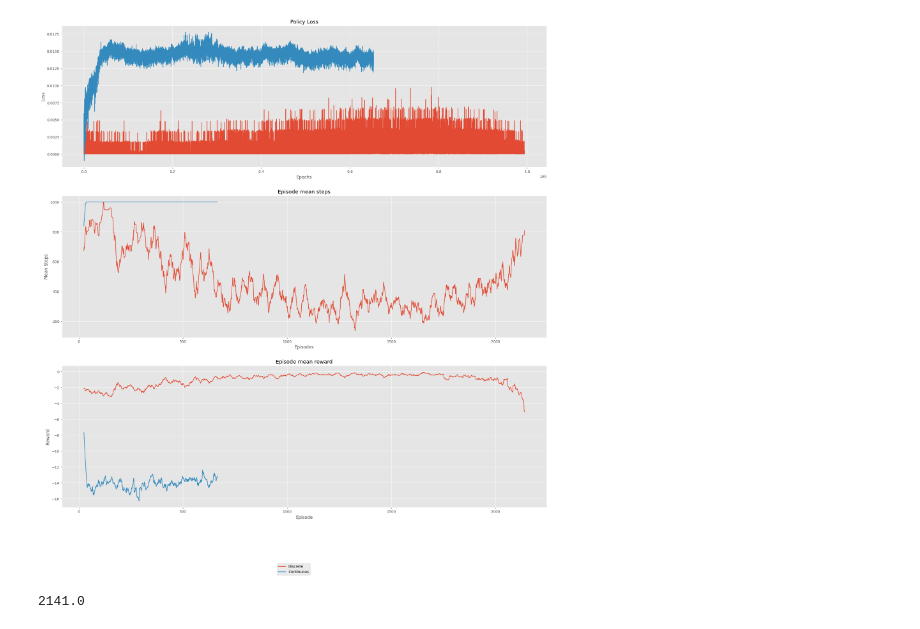
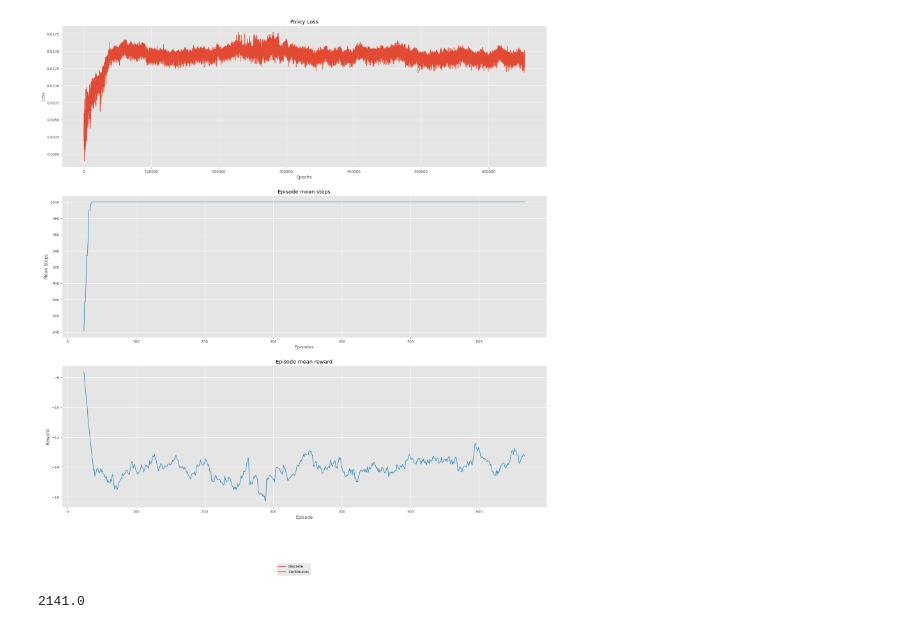
Before and after one commit to tcarausu/SwarmRobots, a Jupyter notebook: envs/analyze.ipynb, the cells around one changed output. Cells and saved outputs as stored; diff of their text form; code cells hidden in the pictures.

```diff
--- a/envs/analyze.ipynb
+++ b/envs/analyze.ipynb
@@ -91,9 +91,9 @@ def compare_results(f1,f2,label1, label2, rolling = False):
 
     fig.legend([label1,label2], loc="lower center")
 # %%
-compare_results("results/MULTIAGENT_DISCRETE_8agent_random/log.json", "results/MULTIAGENT_CONTINUOUS_8agent_random/log.json", "Discrete","Continuous", rolling=True)
+compare_results("results/MULTIAGENT_DISCRETE_8agent_random/FirstRun/log.json", "results/MULTIAGENT_CONTINUOUS_8agent_random/FirstRun/log.json", "Discrete","Continuous", rolling=True)
 # %% [output]
-[figure, old version]
+[figure, new version]
 # %%
 # _ = get_results("results/MULTIAGENT_DISCRETE_8agent_random/log.json")
 # _ = get_results("results/MULTIAGENT_CONTINUOUS_8agent_random/log.json")
```
Also changed, not shown: 11 other files.
